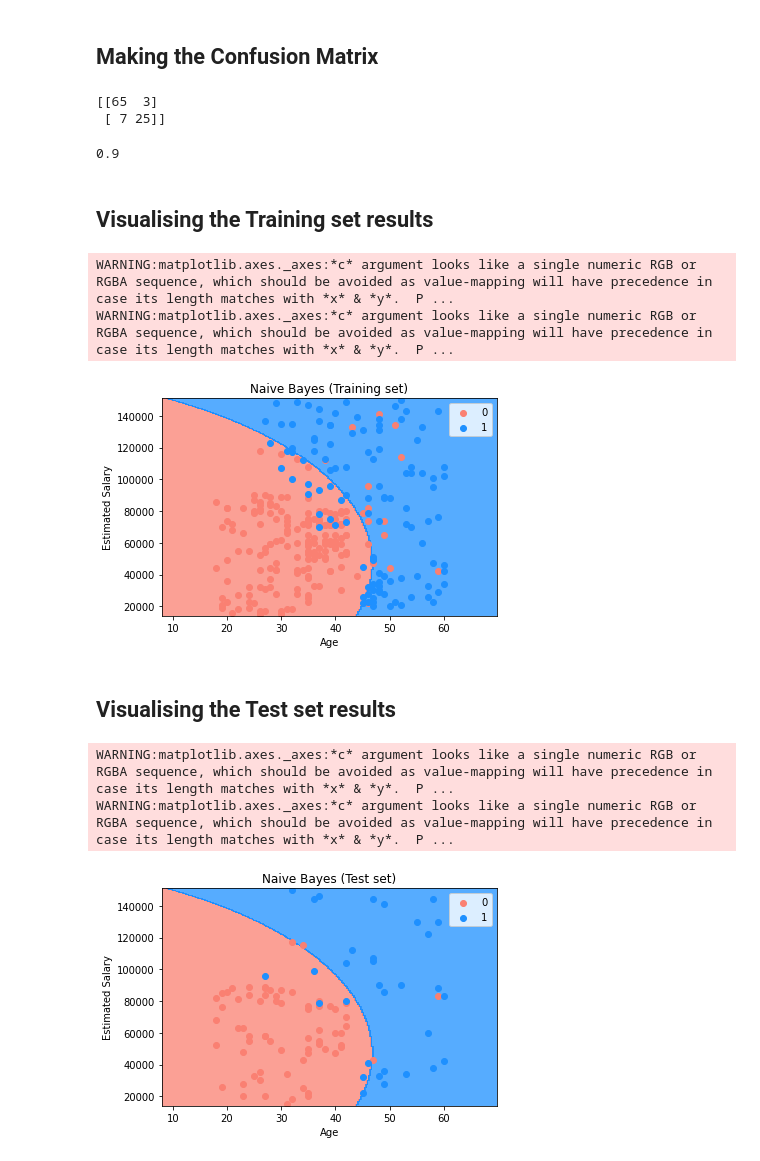
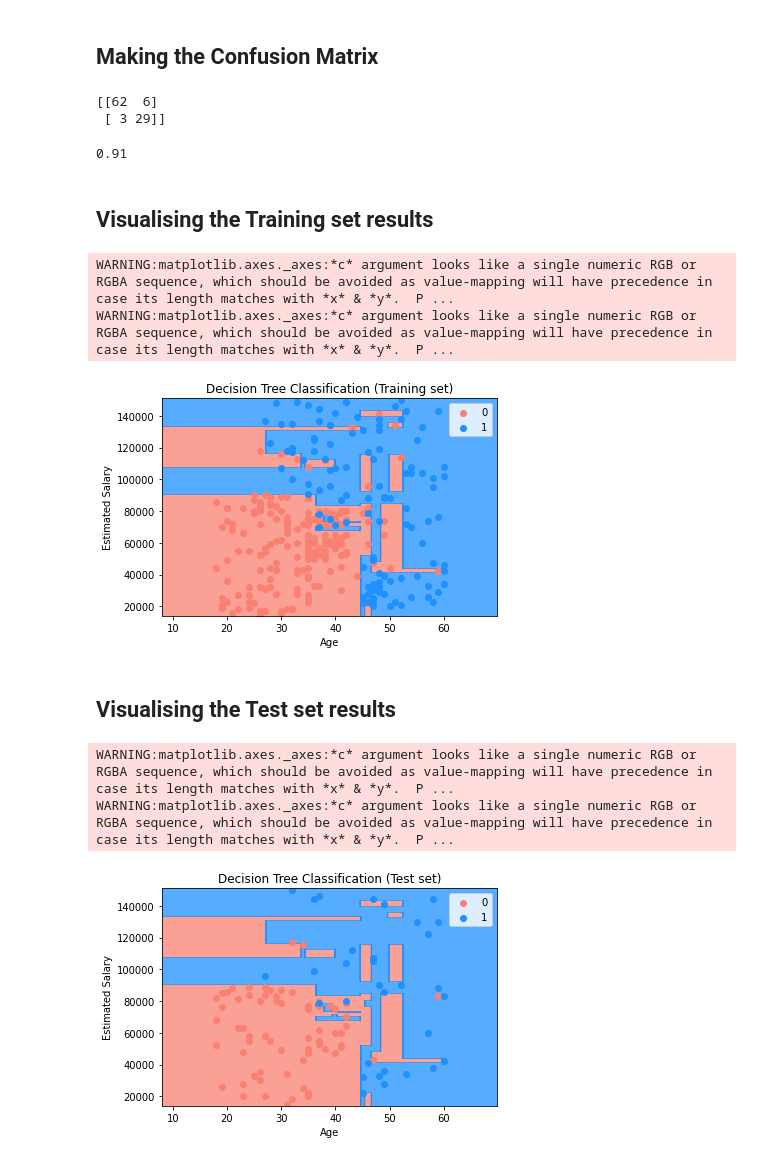
Before and after one commit to HustleDanie/ML-Classification, a Jupyter notebook: SocialNetworkAds.ipynb, the cells around one changed output. Drawn from its saved outputs; the diff is of its cells as text; code cells hidden in the pictures.

Commit message:
Using Decision Tree Model

```diff
--- a/SocialNetworkAds.ipynb
+++ b/SocialNetworkAds.ipynb
@@ -129,5 +129,5 @@ print(X_test)
 # %%
-from sklearn.naive_bayes import GaussianNB
-classifier = GaussianNB()
+from sklearn.tree import DecisionTreeClassifier
+classifier = DecisionTreeClassifier(criterion = 'entropy', random_state = 0)
 classifier.fit(X_train, y_train)
 # %% [output]
@@ -169,9 +169,9 @@ cm = confusion_matrix(y_test, y_pred)
 print(cm)
 accuracy_score(y_test, y_pred)
 # %% [output]
-[[65  3]
- [ 7 25]]
+[[62  6]
+ [ 3 29]]
-0.9
+0.91
 # %% [markdown]
 ## Visualising the Training set results
 # %%
@@ -185,7 +185,7 @@ plt.xlim(X1.min(), X1.max())
 plt.ylim(X2.min(), X2.max())
 for i, j in enumerate(np.unique(y_set)):
     plt.scatter(X_set[y_set == j, 0], X_set[y_set == j, 1], c = ListedColormap(('salmon', 'dodgerblue'))(i), label = j)
-plt.title('Naive Bayes (Training set)')
+plt.title('Decision Tree Classification (Training set)')
 plt.xlabel('Age')
 plt.ylabel('Estimated Salary')
 plt.legend()
@@ -193,26 +193,26 @@ plt.show()
 # %% [output]
 WARNING:matplotlib.axes._axes:*c* argument looks like a single numeric RGB or RGBA sequence, which should be avoided as value-mapping will have precedence in case its length matches with *x* & *y*.  P ...
 WARNING:matplotlib.axes._axes:*c* argument looks like a single numeric RGB or RGBA sequence, which should be avoided as value-mapping will have precedence in case its length matches with *x* & *y*.  P ...
-[figure, old version]
+[figure, new version]
 # %% [markdown]
 ## Visualising the Test set results
 # %%
 from matplotlib.colors import ListedColormap
 X_set, y_set = sc.inverse_transform(X_test), y_test
 X1, X2 = np.meshgrid(np.arange(start = X_set[:, 0].min() - 10, stop = X_set[:, 0].max() + 10, step = 0.25),
                      np.arange(start = X_set[:, 1].min() - 1000, stop = X_set[:, 1].max() + 1000, step = 0.25))
 plt.contourf(X1, X2, classifier.predict(sc.transform(np.array([X1.ravel(), X2.ravel()]).T)).reshape(X1.shape),
              alpha = 0.75, cmap = ListedColormap(('salmon', 'dodgerblue')))
 plt.xlim(X1.min(), X1.max())
 plt.ylim(X2.min(), X2.max())
 for i, j in enumerate(np.unique(y_set)):
     plt.scatter(X_set[y_set == j, 0], X_set[y_set == j, 1], c = ListedColormap(('salmon', 'dodgerblue'))(i), label = j)
-plt.title('Naive Bayes (Test set)')
+plt.title('Decision Tree Classification (Test set)')
 plt.xlabel('Age')
 plt.ylabel('Estimated Salary')
 plt.legend()
 plt.show()
 # %% [output]
 WARNING:matplotlib.axes._axes:*c* argument looks like a single numeric RGB or RGBA sequence, which should be avoided as value-mapping will have precedence in case its length matches with *x* & *y*.  P ...
 WARNING:matplotlib.axes._axes:*c* argument looks like a single numeric RGB or RGBA sequence, which should be avoided as value-mapping will have precedence in case its length matches with *x* & *y*.  P ...
-[figure, old version]
+[figure, new version]
```
Also changed, not shown: parts of 5 cells of this notebook.
